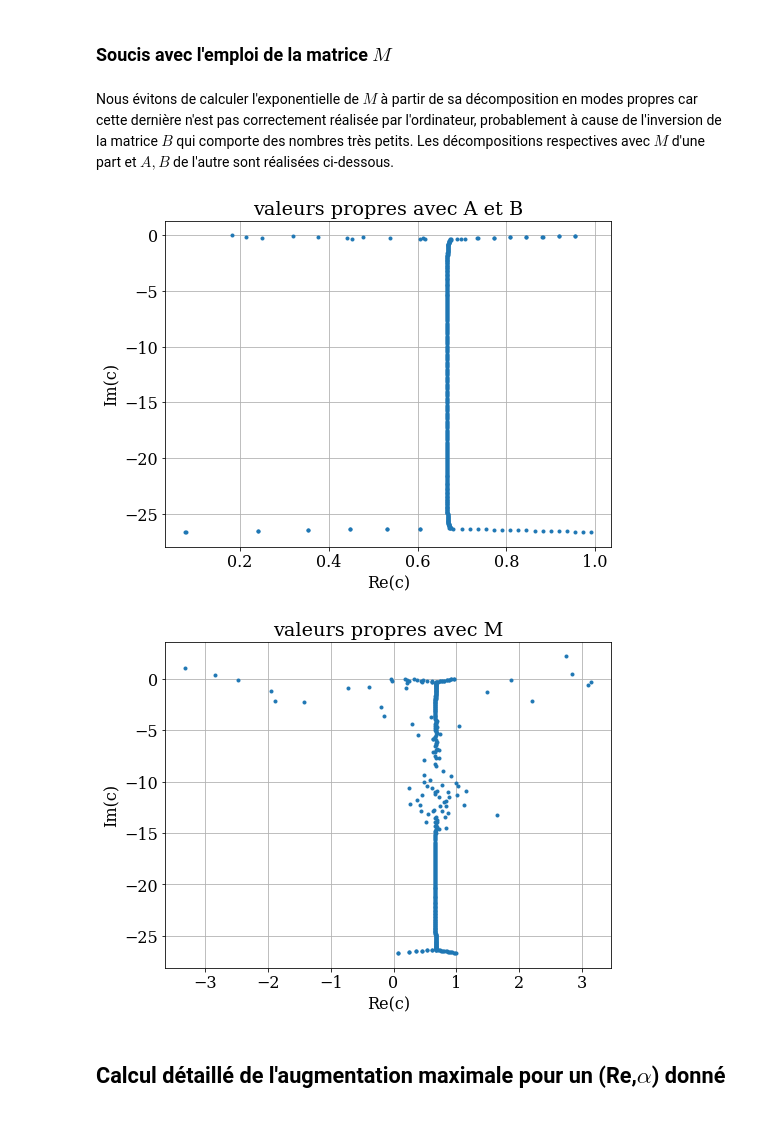
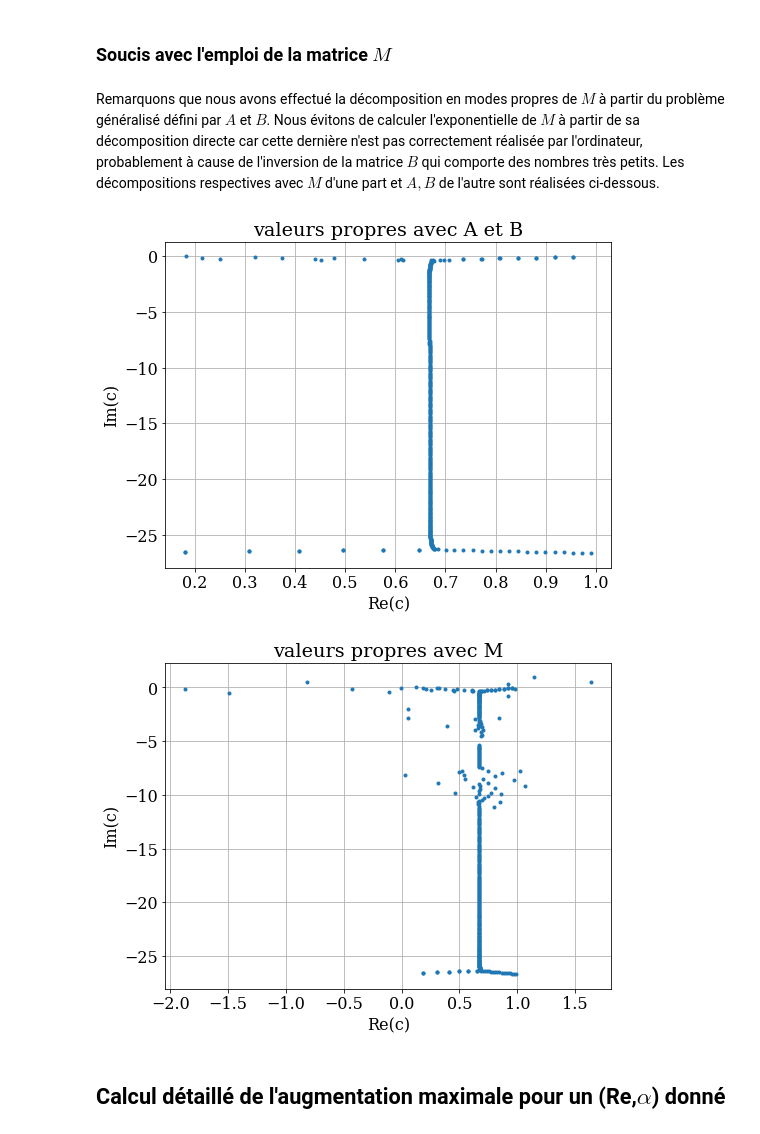
Before and after one commit to ceschoon/StageBA3, a Jupyter notebook: Etude non modale de la stabilite.ipynb, the cells around one changed output. Cells and saved outputs as stored; diff of their text form; code cells hidden in the pictures.

```diff
--- a/Etude non modale de la stabilite.ipynb
+++ b/Etude non modale de la stabilite.ipynb
@@ -130,42 +130,42 @@ pyplot.show();
 # %% [markdown]
 ### Soucis avec l'emploi de la matrice $M$
 # %% [markdown]
-Nous évitons de calculer l'exponentielle de $M$ à partir de sa décomposition en modes propres car cette dernière n'est pas correctement réalisée par l'ordinateur, probablement à cause de l'inversion de la matrice $B$ qui comporte des nombres très petits. Les décompositions respectives avec $M$ d'une part et $A,B$ de l'autre sont réalisées ci-dessous.
+Remarquons que nous avons effectué la décomposition en modes propres de $M$ à partir du problème généralisé défini par $A$ et $B$. Nous évitons de calculer l'exponentielle de $M$ à partir de sa décomposition directe car cette dernière n'est pas correctement réalisée par l'ordinateur, probablement à cause de l'inversion de la matrice $B$ qui comporte des nombres très petits. Les décompositions respectives avec $M$ d'une part et $A,B$ de l'autre sont réalisées ci-dessous.
 # %%
 N = 401
 alpha = 0.6
 Re = 10000
 t_vec = numpy.linspace(0,0.5,10)
 
-[A,B] = operateurs.buildAB(Re, alpha, N)
+[A,B] = operateurs.buildAB_forward(Re, alpha, N)
 M = numpy.dot(numpy.linalg.inv(B), A)
 
 # Décomposition en valeur et vecteur propres avec A et B
 [c,vecp] = scipy.linalg.eig(A,B)
 
 pyplot.figure(figsize=(8,6));
 pyplot.plot(numpy.real(c), numpy.imag(c), '.');
 pyplot.title('valeurs propres avec A et B');
 pyplot.xlabel('Re(c)');
 pyplot.ylabel('Im(c)');
 pyplot.legend(loc=1);
 pyplot.grid();
 pyplot.show();
 
 # Décomposition en valeur et vecteur propres de M
 [c,vecp] = scipy.linalg.eig(M)
 
 pyplot.figure(figsize=(8,6));
 pyplot.plot(numpy.real(c), numpy.imag(c), '.');
 pyplot.title('valeurs propres avec M');
 pyplot.xlabel('Re(c)');
 pyplot.ylabel('Im(c)');
 pyplot.legend(loc=1);
 pyplot.grid();
 pyplot.show();
 # %% [output]
-[figure, old version]
+[figure, new version]
-[figure, old version]
+[figure, new version]
 # %% [markdown]
 ## Calcul détaillé de l'augmentation maximale pour un (Re,$\alpha$) donné
 # %% [markdown]
```
Also changed, not shown: parts of 29 cells of this notebook, 4 other files.
